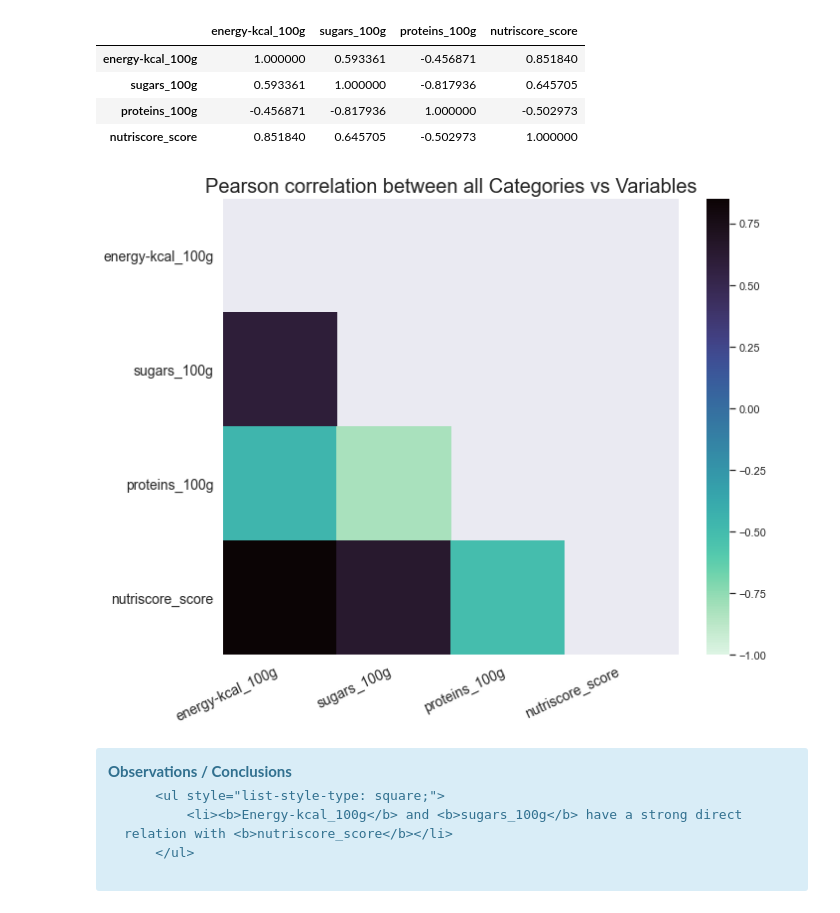
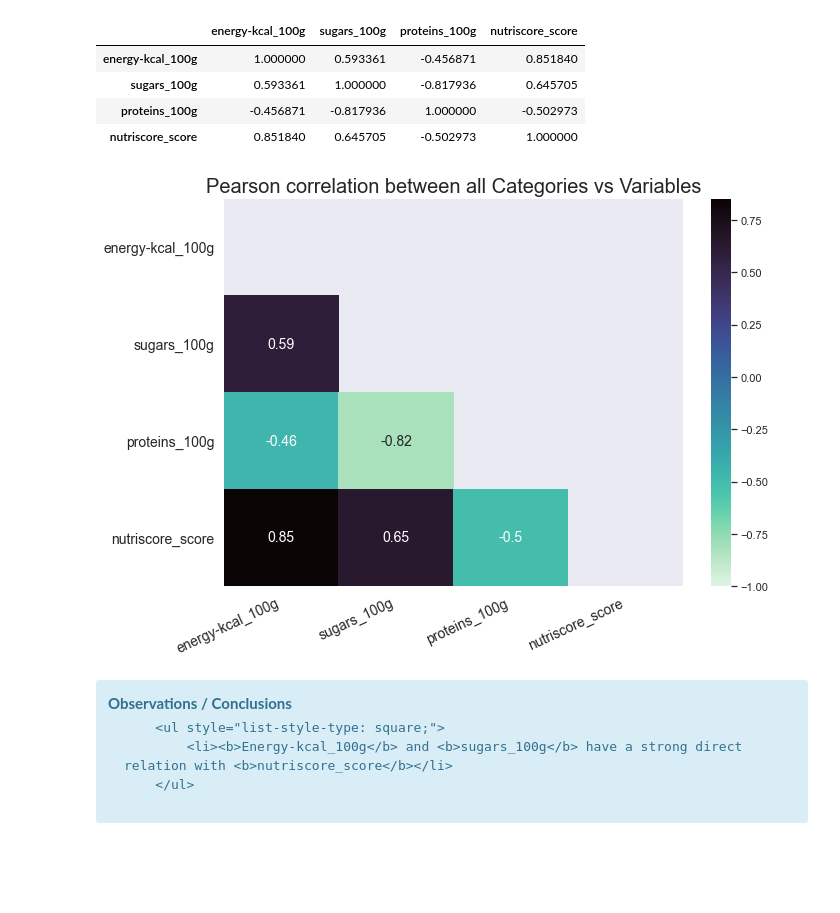
Before and after one commit to samirhinojosa/OC-P3-design-application-public-health, a Jupyter notebook: analysis_notebook.ipynb, the cells around one changed output. Saved outputs shown, nothing was run; the diff lists cells and outputs as text; code cells hidden in the pictures; blank space fills up the shorter version.

```diff
--- a/analysis_notebook.ipynb
+++ b/analysis_notebook.ipynb
@@ -1001,18 +1003,19 @@ df_correlation_matrix
 mask = np.zeros_like(df_correlation_matrix, dtype=bool)
 mask[np.triu_indices_from(mask)] = True
 # %%
-plt.figure(figsize=(10,8))
+plt.figure(figsize=(10,7))
 plt.title("Pearson correlation between all Categories vs Variables", size=20)
 
-ax = sns.heatmap(df_correlation_matrix, mask=mask, vmin=-1, cmap="mako_r")
+ax = sns.heatmap(df_correlation_matrix, mask=mask, vmin=-1, cmap="mako_r",
+                annot=True, annot_kws={"size": 14})
 
 plt.xticks(rotation=25, size=14, horizontalalignment="right")
 plt.yticks(rotation=0, size=14)
 plt.tight_layout()
 plt.savefig("img/pearson-correlation-between-features.png")
 plt.show()
 # %% [output]
-[figure, old version]
+[figure, new version]
 # %% [markdown]
 <div class="alert alert-block alert-info">
     <b>Observations / Conclusions</b>
```
Also changed, not shown: parts of 30 cells of this notebook, 19 other files.
